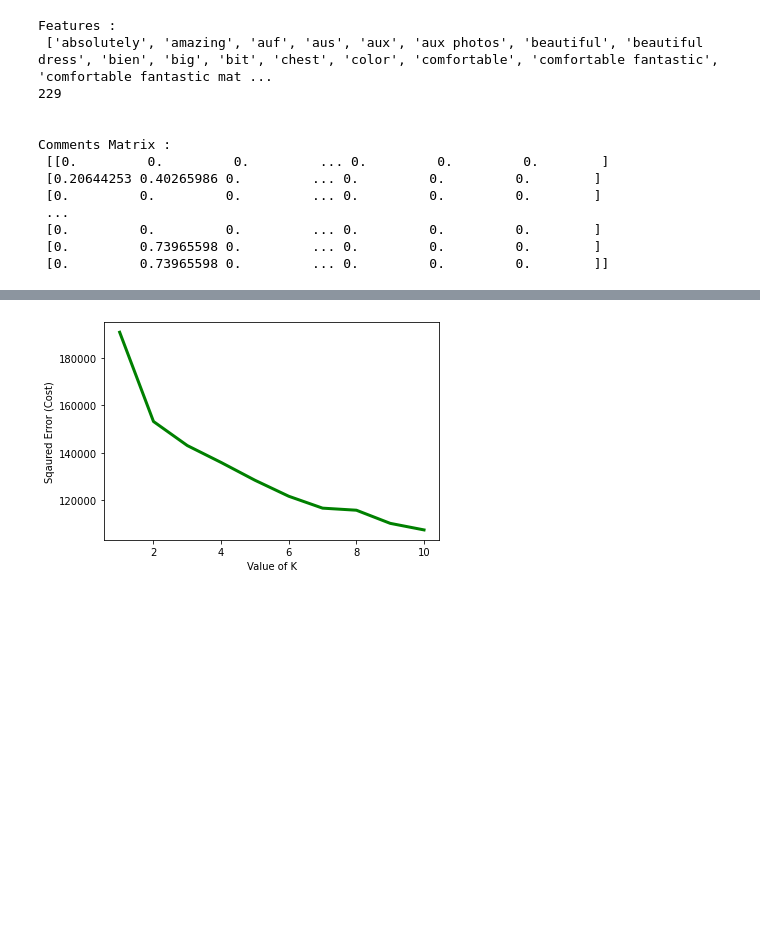
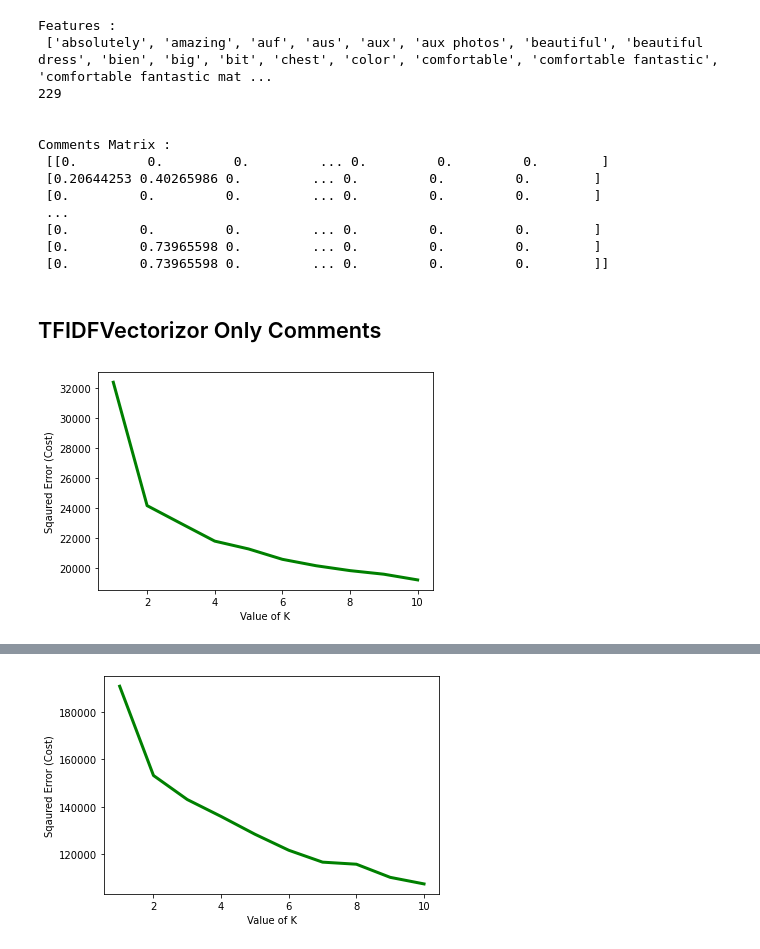
Before and after one commit to mikhaelamartin/Zaful-Classification, a Jupyter notebook: jupyter notebooks/preprocessing_1.ipynb, the cells around one changed output, grey strips where cells are left out. Cells and saved outputs as stored; diff of their text form; code cells hidden in the pictures; blank space fills up the shorter version.

```diff
--- a/jupyter notebooks/preprocessing_1.ipynb
+++ b/jupyter notebooks/preprocessing_1.ipynb
@@ -659,3 +674,5 @@ Comments Matrix :
  [0.         0.         0.         ... 0.         0.         0.        ]
  [0.         0.73965598 0.         ... 0.         0.         0.        ]
  [0.         0.73965598 0.         ... 0.         0.         0.        ]]
+# %% [markdown]
+## TFIDFVectorizor Only Comments
@@ -661,0 +689,15 @@ Comments Matrix :
+# %%
+cost =[]
+for i in range(1, 11):
+    kmeans = KMeans(n_clusters=i, random_state=0)
+    kmeans.fit(tfidfcomments_combined)
+
+    # calculates squared error
+    # for the clustered points
+    cost.append(kmeans.inertia_)
+
+# plot the cost against K values
+plt.plot(range(1, 11), cost, color ='g', linewidth ='3')
+plt.xlabel("Value of K")
+plt.ylabel("Sqaured Error (Cost)")
+plt.show() # clear the plot
@@ -661,0 +706,27 @@ Comments Matrix :
+# %%
+tfidffeature_names = tfidfvectorizer.get_feature_names()
+#tfidffeature_names.extend(['Individual Rating', 'Number of Pictures', 'Overall Fit', 'Height',
+       'Waist', 'Rank', 'Color', 'Size', 'Date (ordinal)', 'Time (numerical)',
+       'Comment Length', 'missing Overall Fit', 'missing Color',
+       'missing Size', 'missing Height', 'missing Waist'])
+
+tfidfdense = tfidfcomments_matrix.todense()
+tfidfdenselist = tfidfdense.tolist()
+tfidfcomments_combined = csr_matrix(np.concatenate([tfidfdenselist, reviews_normalized], axis=1))
+# %%
+cost =[]
+for i in range(1, 11):
+    kmeans = KMeans(n_clusters=i, random_state=0)
+    kmeans.fit(tfidfcomments_combined)
+
+    # calculates squared error
+    # for the clustered points
+    cost.append(kmeans.inertia_)
+
+# plot the cost against K values
+plt.plot(range(1, 11), cost, color ='g', linewidth ='3')
+plt.xlabel("Value of K")
+plt.ylabel("Sqaured Error (Cost)")
+plt.show() # clear the plot
+# %% [output]
+[figure, added]
```
Also changed, not shown: parts of 24 cells of this notebook, 7 other files.
